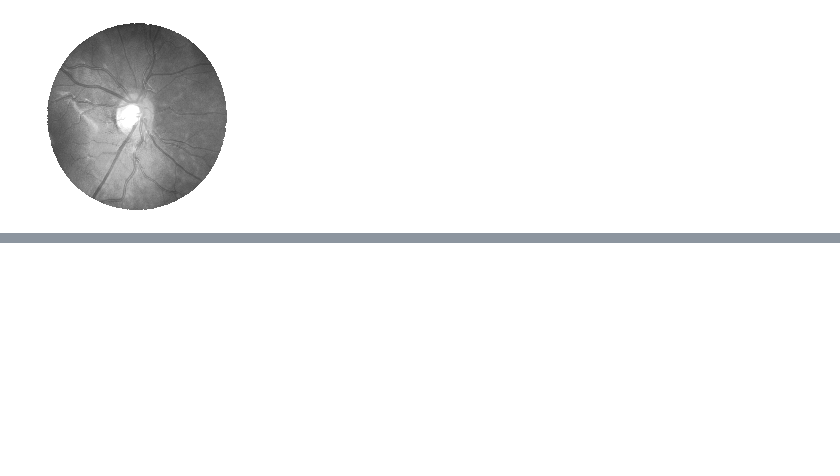
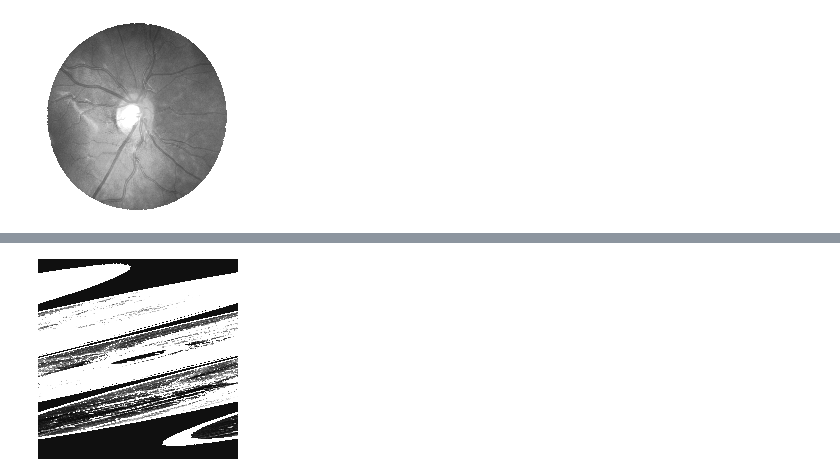
Before and after one commit to EwaKomkowska/Informatyka_w_medycynie, a Jupyter notebook: SitkowkaOka/SiatkowkaOkaBeata.ipynb, the cells around one changed output, grey strips where cells are left out. Saved outputs shown, nothing was run; the diff lists cells and outputs as text; code cells hidden in the pictures; blank space fills up the shorter version.

```diff
--- a/SitkowkaOka/SiatkowkaOkaBeata.ipynb
+++ b/SitkowkaOka/SiatkowkaOkaBeata.ipynb
@@ -755,0 +933,6 @@ Loading image 5
+# %%
+ynew_np = np.array(ynew)
+# %%
+ynew2 = ynew_np * 10
+# %%
+ynew2_res = np.reshape(ynew2, (-1, 200))
@@ -755,0 +943,3 @@ Loading image 5
+# %%
+y = ynew2_res * 255
+y
@@ -755,0 +960,4 @@ Loading image 5
+# %%
+show_image(y)
+# %% [output]
+[figure, added]
```
Also changed, not shown: parts of 22 cells of this notebook.
